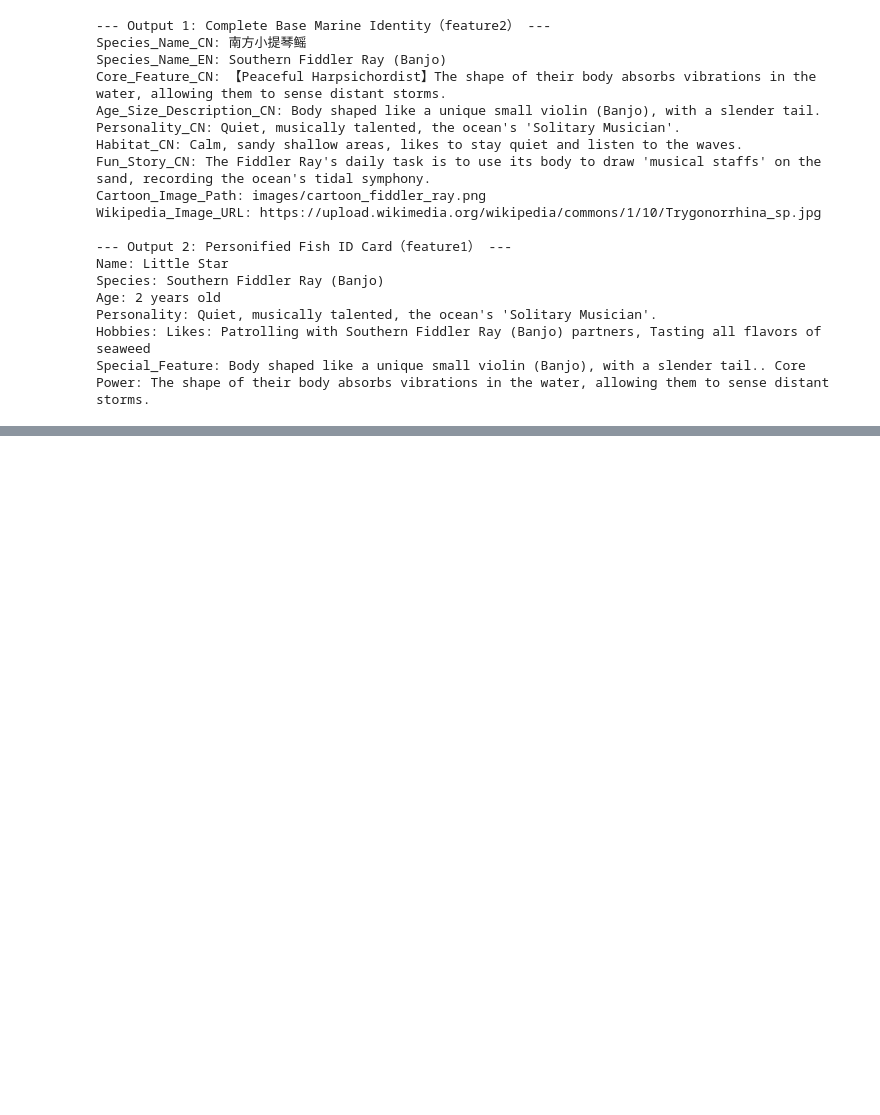
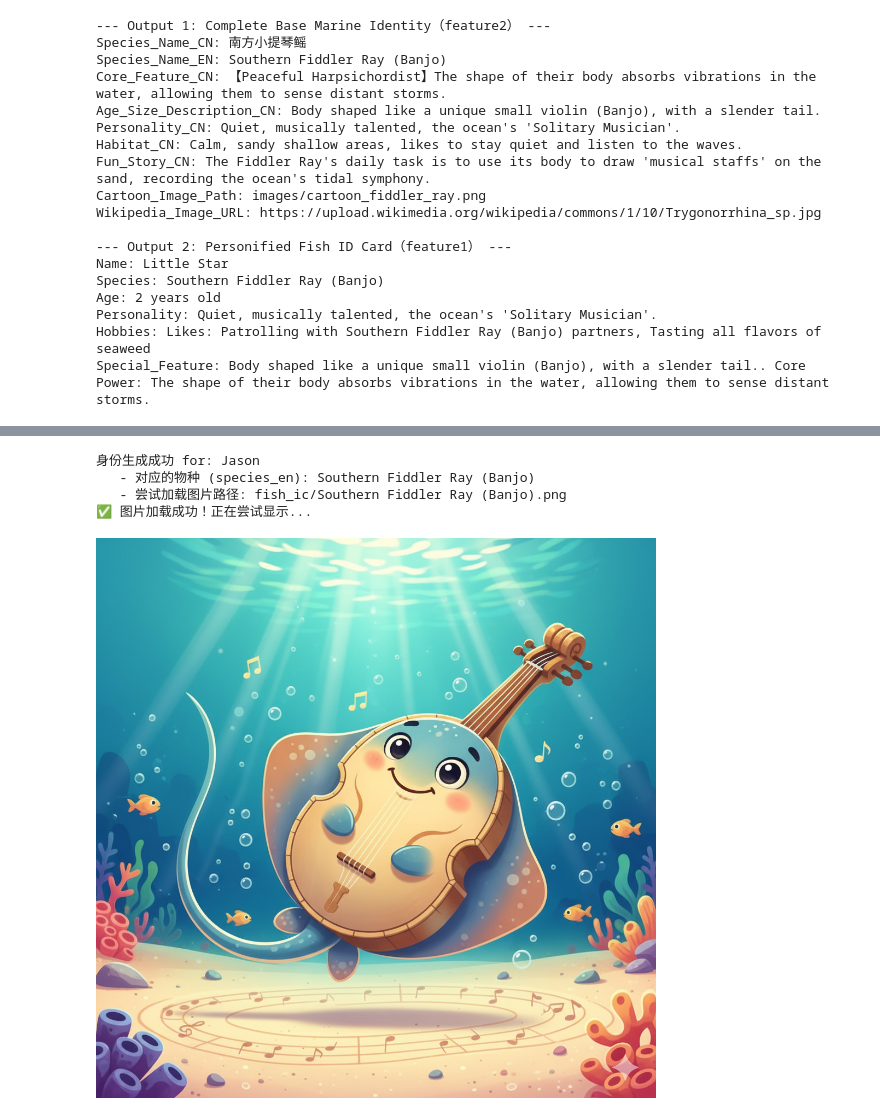
Before and after one commit to yangtianning937/life-below-water-portfolio, a Jupyter notebook: AI/fish.ipynb, the cells around one changed output, grey strips where cells are left out. Saved outputs shown, nothing was run; the diff lists cells and outputs as text; code cells hidden in the pictures; blank space fills up the shorter version.

```diff
--- a/AI/fish.ipynb
+++ b/AI/fish.ipynb
@@ -816,0 +576,56 @@ Base64 Data URI string length: 1452310 bytes
+# %%
+
+import os
+from PIL import Image
+from IPython.display import display # 在 Jupyter/Colab 环境中用于显示图片
+
+# ----------------- 配置文件和路径 -----------------
+
+# 本地图片文件夹名称路径
+IMAGE_FOLDER = "fish_ic"
+
+# 测试用的儿童名字
+test_child_name = "Jason"
+
+# ----------------- 1. 获取名字对应的身份 -----------------
+
+# 调用 Step 3 中的主集成函数来获取所有身份信息
+# 保证前面的函数定义（包括 get_full_identity_with_dynamic_image）已在内存中
+try:
+    final_result = get_full_identity_with_dynamic_image(test_child_name)
+    print(f"身份生成成功 for: {test_child_name}")
+
+    # 2. 提取英文物种名 (species_en)
+    species_en = final_result["Complete_Base_Marine_Identity"]["Species_Name_EN"]
+    print(f"   - 对应的物种 (species_en): {species_en}")
+
+    # 3. 构造本地图片路径
+
+    local_image_path = os.path.join(IMAGE_FOLDER, f"{species_en}.png")
+
+    # 4. 尝试读取和显示图片
+    print(f"   - 尝试加载图片路径: {local_image_path}")
+
+    if not os.path.exists(local_image_path):
+        print(f"❌ 错误：图片文件未找到！请检查以下事项：")
+        print(f"   1. 是否有名为 '{IMAGE_FOLDER}' 的文件夹？")
+        print(f"   2. 文件夹中是否有名为 '{species_en}.png' 的文件？")
+        print(f"   3. 文件名是否包含空格和大小写错误？")
+    else:
+        # 打开并显示图片
+        img = Image.open(local_image_path)
+        print(f"✅ 图片加载成功！正在尝试显示...")
+
+        # 显示图片（在支持 PIL/IPython 的环境中）
+        display(img)
+
+except NameError:
+    print("❌ 错误：请确保所有之前的函数定义（特别是 get_full_identity_with_dynamic_image）都已运行。")
+except Exception as e:
+    print(f"❌ 发生了一个意外错误: {e}")
+# %% [output]
+身份生成成功 for: Jason
+   - 对应的物种 (species_en): Southern Fiddler Ray (Banjo)
+   - 尝试加载图片路径: fish_ic/Southern Fiddler Ray (Banjo).png
+✅ 图片加载成功！正在尝试显示...
+[figure, added]
```
Also changed, not shown: parts of 1 cell of this notebook, 59 other files.
